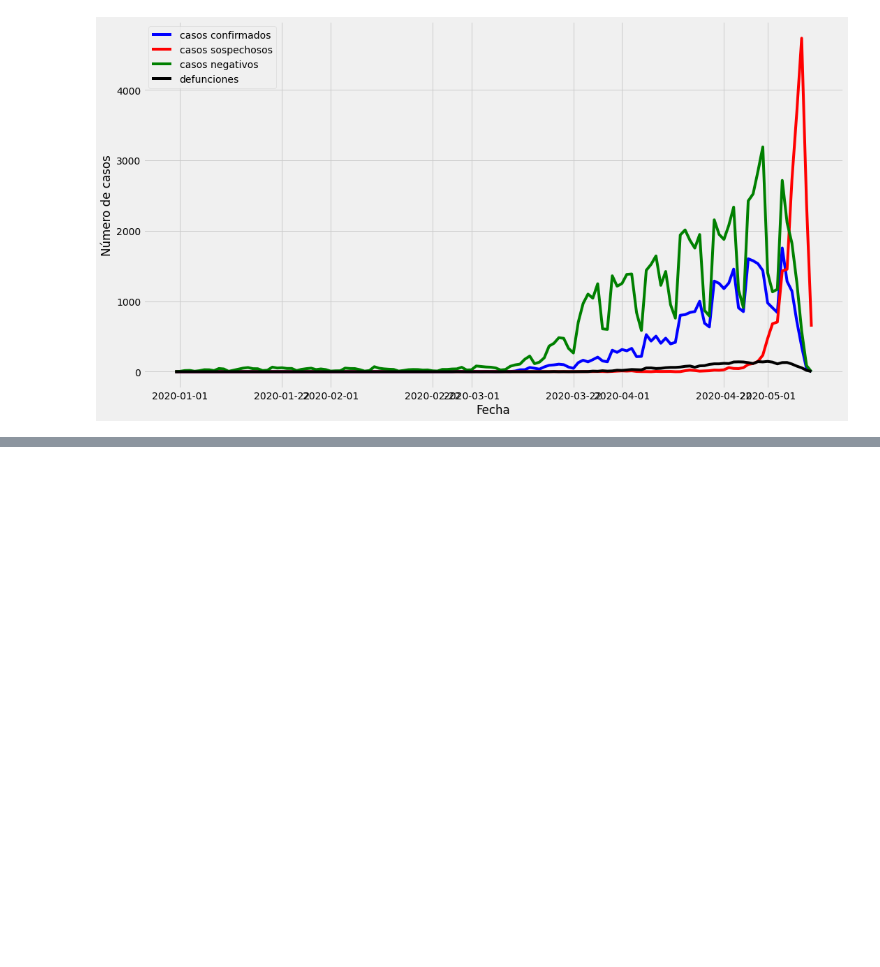
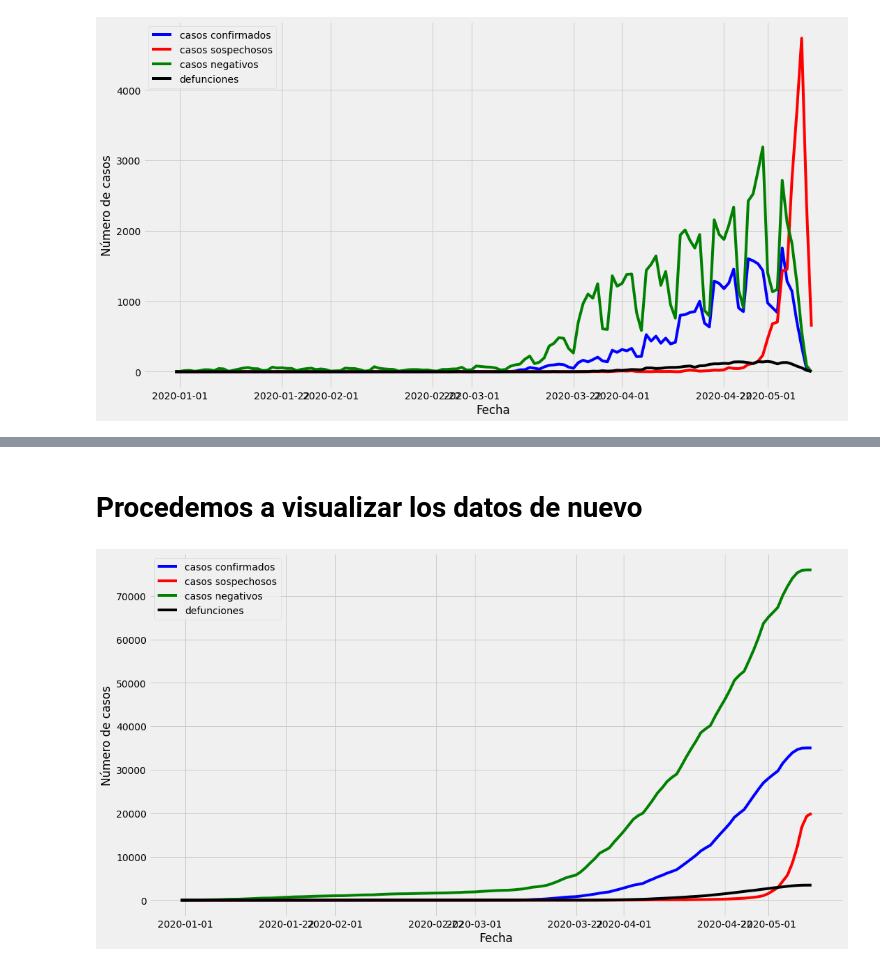
Before and after one commit to Physicworld/ProyectoIO, a Jupyter notebook: ProyectoIO_Notebook.ipynb, the cells around one changed output, grey strips where cells are left out. Saved outputs shown, nothing was run; the diff lists cells and outputs as text; code cells hidden in the pictures; blank space fills up the shorter version.

Commit message:
Termino procesamiento de datos

```diff
--- a/ProyectoIO_Notebook.ipynb
+++ b/ProyectoIO_Notebook.ipynb
@@ -161,0 +176,6 @@ plt.show()
+# %%
+for i in range(1,len(casos_mexico)):
+  casos_mexico['casos_confirmados'].iloc[i] = casos_mexico['casos_confirmados'].iloc[i] + casos_mexico['casos_confirmados'].iloc[i-1]
+  casos_mexico['casos_negativos'].iloc[i] = casos_mexico['casos_negativos'].iloc[i] + casos_mexico['casos_negativos'].iloc[i-1]
+  casos_mexico['casos_sospechosos'].iloc[i] = casos_mexico['casos_sospechosos'].iloc[i] + casos_mexico['casos_sospechosos'].iloc[i-1]
+  casos_mexico['casos_defunciones'].iloc[i] = casos_mexico['casos_defunciones'].iloc[i] + casos_mexico['casos_defunciones'].iloc[i-1]
@@ -161,0 +195,17 @@ plt.show()
+# %% [markdown]
+
+# Procedemos a visualizar los datos de nuevo
+# %%
+fig, ax = plt.subplots(figsize=(16,9))
+
+ax.plot(casos_mexico['casos_confirmados'], label='casos confirmados', color='blue')
+ax.plot(casos_mexico['casos_sospechosos'], label='casos sospechosos', color='red')
+ax.plot(casos_mexico['casos_negativos'], label='casos negativos', color='green')
+ax.plot(casos_mexico['casos_defunciones'], label='defunciones', color='black')
+ax.set_xlabel('Fecha')
+ax.set_ylabel('Número de casos')
+plt.legend()
+plt.savefig('COVID-19')
+plt.show()
+# %% [output]
+[figure, added]
```
Also changed, not shown: parts of 8 cells of this notebook.
